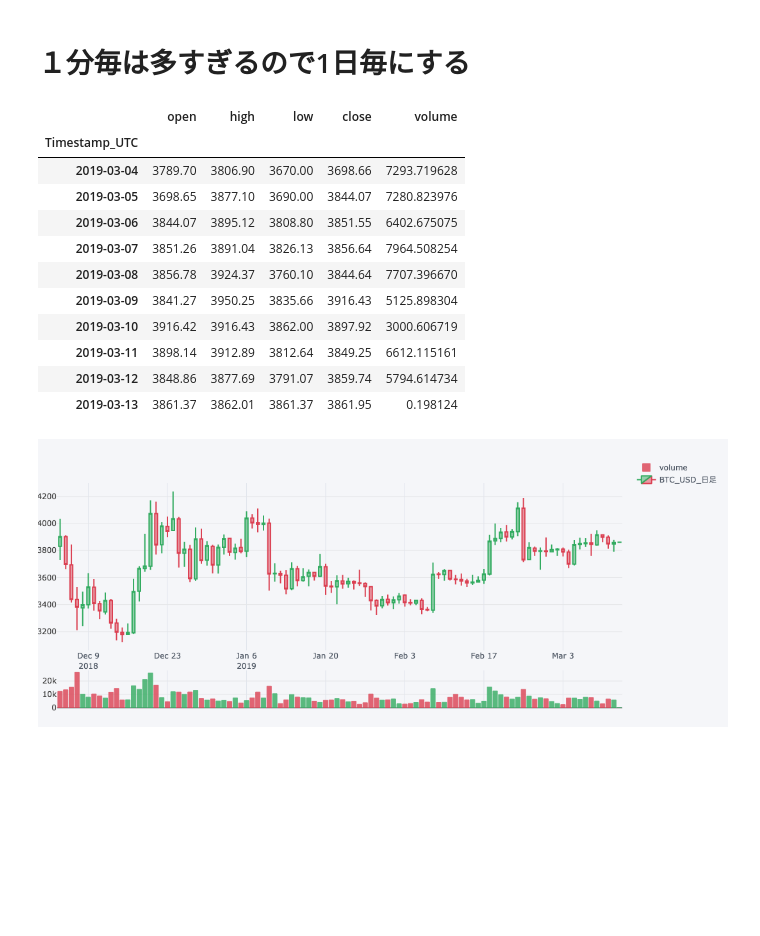
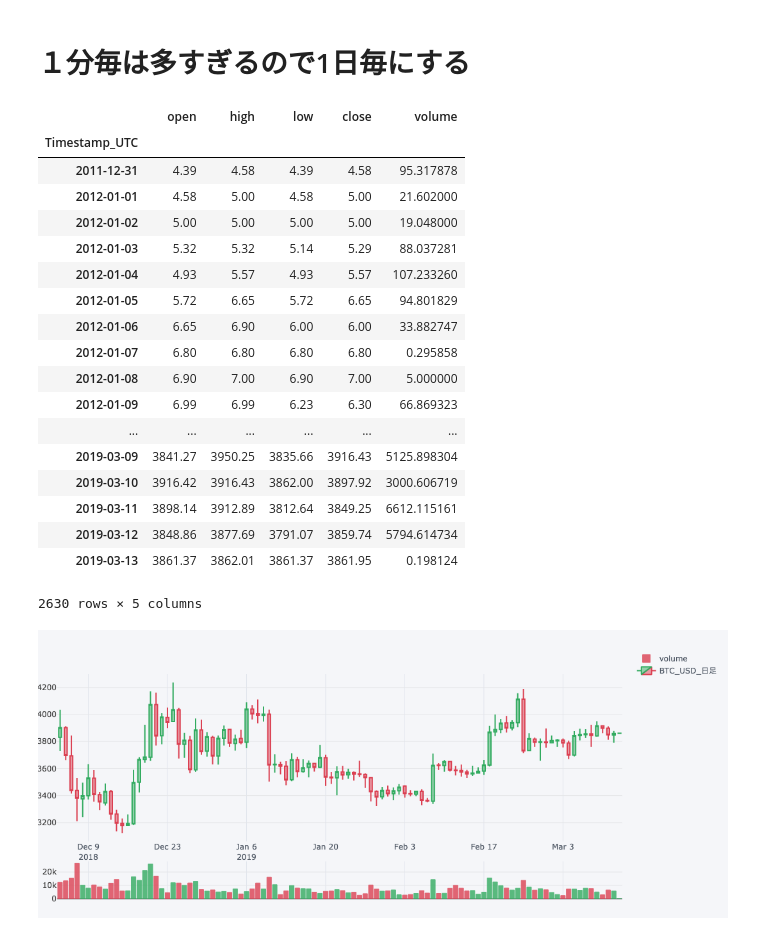
Before and after one commit to MiraiChino/ensemble, a Jupyter notebook: a.ipynb, the cells around one changed output. Drawn from its saved outputs; the diff is of its cells as text; code cells hidden in the pictures; blank space fills up the shorter version.

```diff
--- a/a.ipynb
+++ b/a.ipynb
@@ -52,26 +52,33 @@ qf.iplot(up_color=green, down_color=red, name="BTC_USD_分足")
 # %%
 how = {
     "open": "first",
     "high": "max",
     "low": "min",
     "close": "last",
     "volume": "sum"
 }
 df_day = df.resample('D').agg(how)
-df_day.tail(10)
+df_day
 # %% [output]
 |  | open | high | low | close | volume |
 | Timestamp_UTC |  |  |  |  |  |
-| 2019-03-04 | 3789.70 | 3806.90 | 3670.00 | 3698.66 | 7293.719628 |
-| 2019-03-05 | 3698.65 | 3877.10 | 3690.00 | 3844.07 | 7280.823976 |
-| 2019-03-06 | 3844.07 | 3895.12 | 3808.80 | 3851.55 | 6402.675075 |
-| 2019-03-07 | 3851.26 | 3891.04 | 3826.13 | 3856.64 | 7964.508254 |
-| 2019-03-08 | 3856.78 | 3924.37 | 3760.10 | 3844.64 | 7707.396670 |
+| 2011-12-31 | 4.39 | 4.58 | 4.39 | 4.58 | 95.317878 |
+| 2012-01-01 | 4.58 | 5.00 | 4.58 | 5.00 | 21.602000 |
+| 2012-01-02 | 5.00 | 5.00 | 5.00 | 5.00 | 19.048000 |
+| 2012-01-03 | 5.32 | 5.32 | 5.14 | 5.29 | 88.037281 |
+| 2012-01-04 | 4.93 | 5.57 | 4.93 | 5.57 | 107.233260 |
+| 2012-01-05 | 5.72 | 6.65 | 5.72 | 6.65 | 94.801829 |
+| 2012-01-06 | 6.65 | 6.90 | 6.00 | 6.00 | 33.882747 |
+| 2012-01-07 | 6.80 | 6.80 | 6.80 | 6.80 | 0.295858 |
+| 2012-01-08 | 6.90 | 7.00 | 6.90 | 7.00 | 5.000000 |
+| 2012-01-09 | 6.99 | 6.99 | 6.23 | 6.30 | 66.869323 |
+| ... | ... | ... | ... | ... | ... |
 | 2019-03-09 | 3841.27 | 3950.25 | 3835.66 | 3916.43 | 5125.898304 |
 | 2019-03-10 | 3916.42 | 3916.43 | 3862.00 | 3897.92 | 3000.606719 |
 | 2019-03-11 | 3898.14 | 3912.89 | 3812.64 | 3849.25 | 6612.115161 |
 | 2019-03-12 | 3848.86 | 3877.69 | 3791.07 | 3859.74 | 5794.614734 |
 | 2019-03-13 | 3861.37 | 3862.01 | 3861.37 | 3861.95 | 0.198124 |
+2630 rows × 5 columns
 # %%
 qf = cf.QuantFig(df_day.tail(100))
 qf.add_volume()
```
Also changed, not shown: parts of 12 cells of this notebook.
